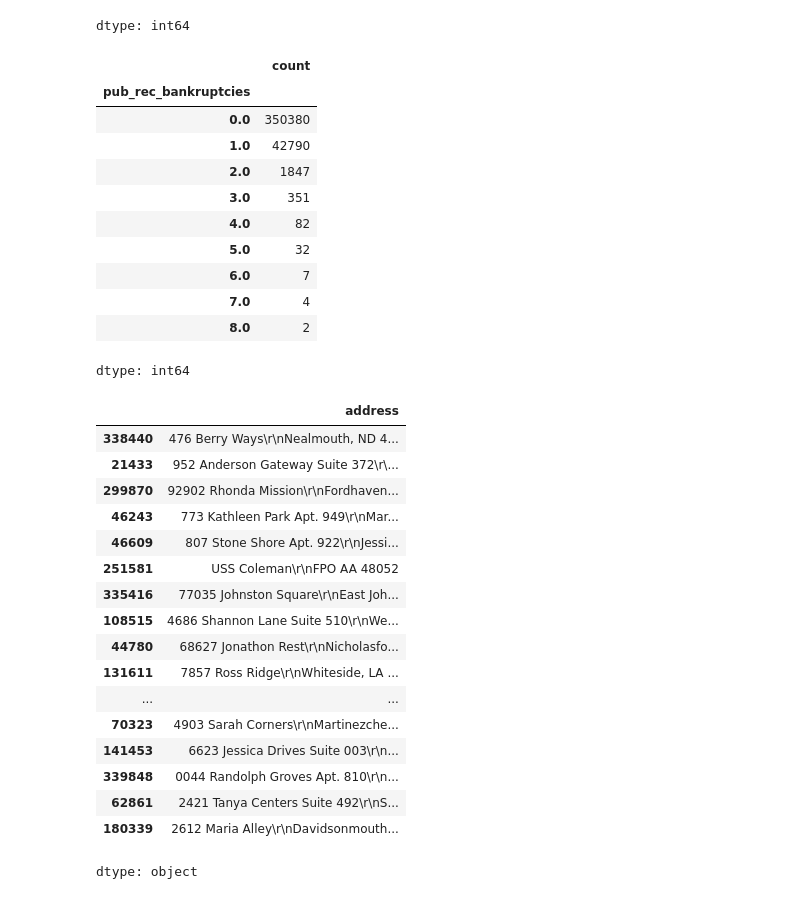
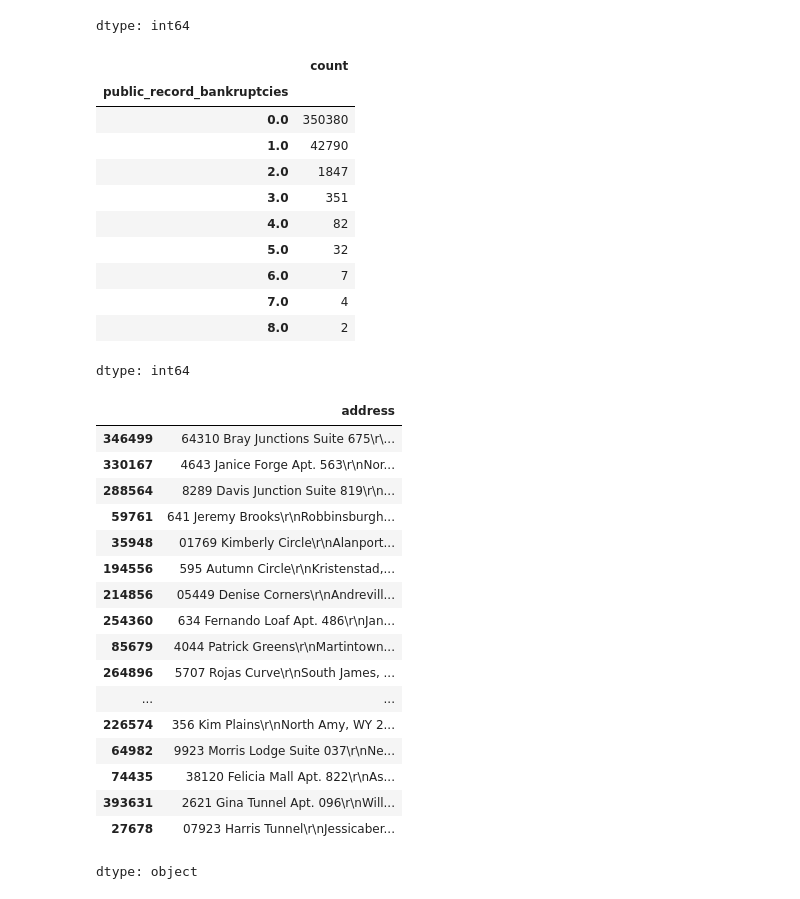
Before and after one commit to akshaykumar2972/Banking-Data-Analysis, a Jupyter notebook: Banking_Data_Analysis.ipynb, the cells around one changed output. Drawn from its saved outputs; the diff is of its cells as text; code cells hidden in the pictures.

```diff
--- a/Banking_Data_Analysis.ipynb
+++ b/Banking_Data_Analysis.ipynb
@@ -63,6 +63,14 @@ df.iloc[:,:11].head()
 | 2 | 15600 | 36 | 10.49 | 506.97 | B | B3 | Statistician | 0.5 | RENT | ... |
 | 3 | 7200 | 36 | 6.49 | 220.65 | A | A2 | Client Advocate | 6.0 | RENT | ... |
 | 4 | 24375 | 60 | 17.27 | 609.33 | C | C5 | Destiny Management Inc. | 9.0 | MORTGAGE | ... |
+# %%
+df.rename(columns={'loan_amnt':'loan_amount_requested'
+                  ,'int_rate':'interest_rate'
+                  ,'grade':'assigned_loan_grade'
+                  ,'sub_grade':'assigned_loan_subgrade'
+                  ,'emp_title':'occupation'
+                  ,'emp_length':'years_of_experience'
+                  ,'annual_inc':'annual_income'}, inplace=True)
 # %%
 df.iloc[:,11:20].head()
 # %% [output]
@@ -73,7 +81,11 @@ df.iloc[:,11:20].head()
 | 3 | Nov-2014 | Fully Paid | credit_card | Credit card refinancing | 2.60 | Sep-2006 | 6.0 | 0.0 | 5472.0 |
 | 4 | Apr-2013 | Charged Off | credit_card | Credit Card Refinance | 33.95 | Mar-1999 | 13.0 | 0.0 | 24584.0 |
 # %%
-df.rename(columns={'issue_d': 'issued_month'}, inplace=True)
+df.rename(columns={'issue_d':'issued_month'
+                  ,'open_acc':'open_credit_lines'
+                  ,'dti':'debt_to_income_ratio'
+                  ,'pub_rec':'derogatory_public_records'
+                  ,'revol_bal':'revolving_credit_balance'}, inplace=True)
 # %%
 df['purpose'].value_counts().reset_index()
 # %% [output]
@@ -131,11 +143,13 @@ df['application_type'].value_counts()
 | JOINT | 425 |
 | DIRECT_PAY | 286 |
 dtype: int64
+# %%
+df.rename(columns={'mort_acc':'mortgage_accounts', 'pub_rec_bankruptcies':'public_record_bankruptcies'}, inplace=True)
 # %%
-df['pub_rec_bankruptcies'].value_counts()
+df['public_record_bankruptcies'].value_counts()
 # %% [output]
 |  | count |
-| pub_rec_bankruptcies |  |
+| public_record_bankruptcies |  |
 | 0.0 | 350380 |
 | 1.0 | 42790 |
 | 2.0 | 1847 |
@@ -151,22 +165,22 @@ pd.set_option('display.max_colwidth', None)
 df['address'].sample(25)
 # %% [output]
 |  | address |
-| 338440 | 476 Berry Ways\r\nNealmouth, ND 4... |
-| 21433 | 952 Anderson Gateway Suite 372\r\... |
-| 299870 | 92902 Rhonda Mission\r\nFordhaven... |
-| 46243 | 773 Kathleen Park Apt. 949\r\nMar... |
-| 46609 | 807 Stone Shore Apt. 922\r\nJessi... |
-| 251581 | USS Coleman\r\nFPO AA 48052 |
-| 335416 | 77035 Johnston Square\r\nEast Joh... |
-| 108515 | 4686 Shannon Lane Suite 510\r\nWe... |
-| 44780 | 68627 Jonathon Rest\r\nNicholasfo... |
-| 131611 | 7857 Ross Ridge\r\nWhiteside, LA ... |
+| 346499 | 64310 Bray Junctions Suite 675\r\... |
+| 330167 | 4643 Janice Forge Apt. 563\r\nNor... |
+| 288564 | 8289 Davis Junction Suite 819\r\n... |
+| 59761 | 641 Jeremy Brooks\r\nRobbinsburgh... |
+| 35948 | 01769 Kimberly Circle\r\nAlanport... |
+| 194556 | 595 Autumn Circle\r\nKristenstad,... |
+| 214856 | 05449 Denise Corners\r\nAndrevill... |
+| 254360 | 634 Fernando Loaf Apt. 486\r\nJan... |
+| 85679 | 4044 Patrick Greens\r\nMartintown... |
+| 264896 | 5707 Rojas Curve\r\nSouth James, ... |
 | ... | ... |
-| 70323 | 4903 Sarah Corners\r\nMartinezche... |
-| 141453 | 6623 Jessica Drives Suite 003\r\n... |
-| 339848 | 0044 Randolph Groves Apt. 810\r\n... |
-| 62861 | 2421 Tanya Centers Suite 492\r\nS... |
-| 180339 | 2612 Maria Alley\r\nDavidsonmouth... |
+| 226574 | 356 Kim Plains\r\nNorth Amy, WY 2... |
+| 64982 | 9923 Morris Lodge Suite 037\r\nNe... |
+| 74435 | 38120 Felicia Mall Apt. 822\r\nAs... |
+| 393631 | 2621 Gina Tunnel Apt. 096\r\nWill... |
+| 27678 | 07923 Harris Tunnel\r\nJessicaber... |
 dtype: object
 # %%
 temp_split = df['address'].str.split('\n').str[1].str.split(',', expand=True)
```
Also changed, not shown: parts of 27 cells of this notebook.
